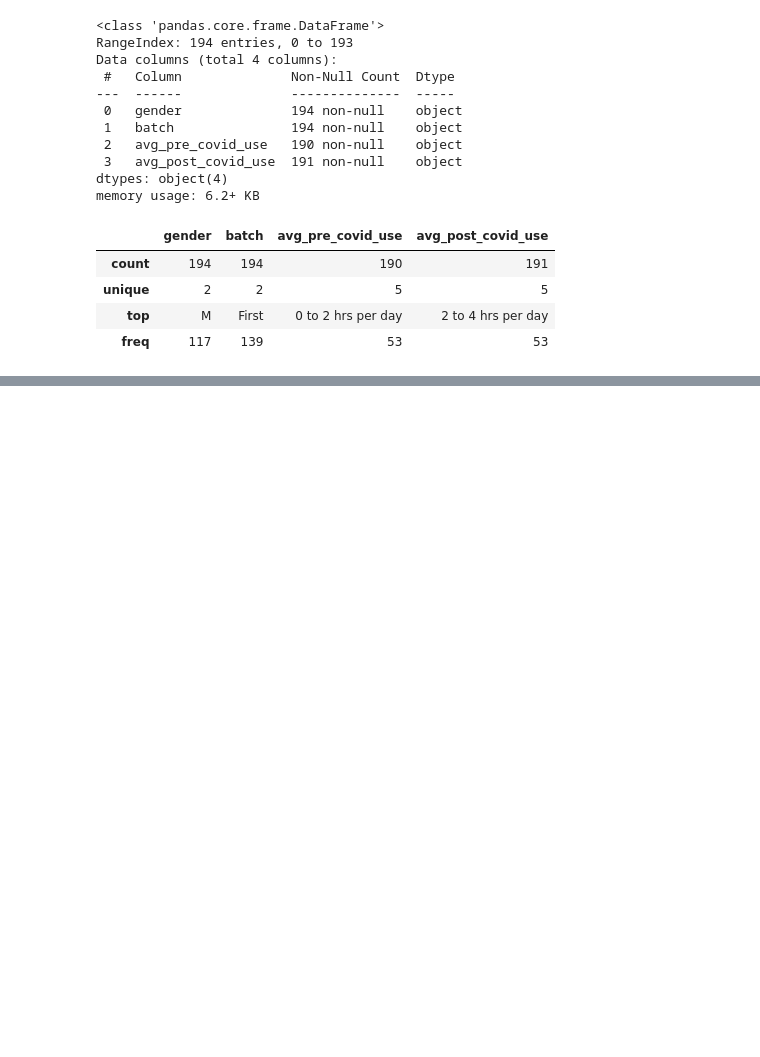
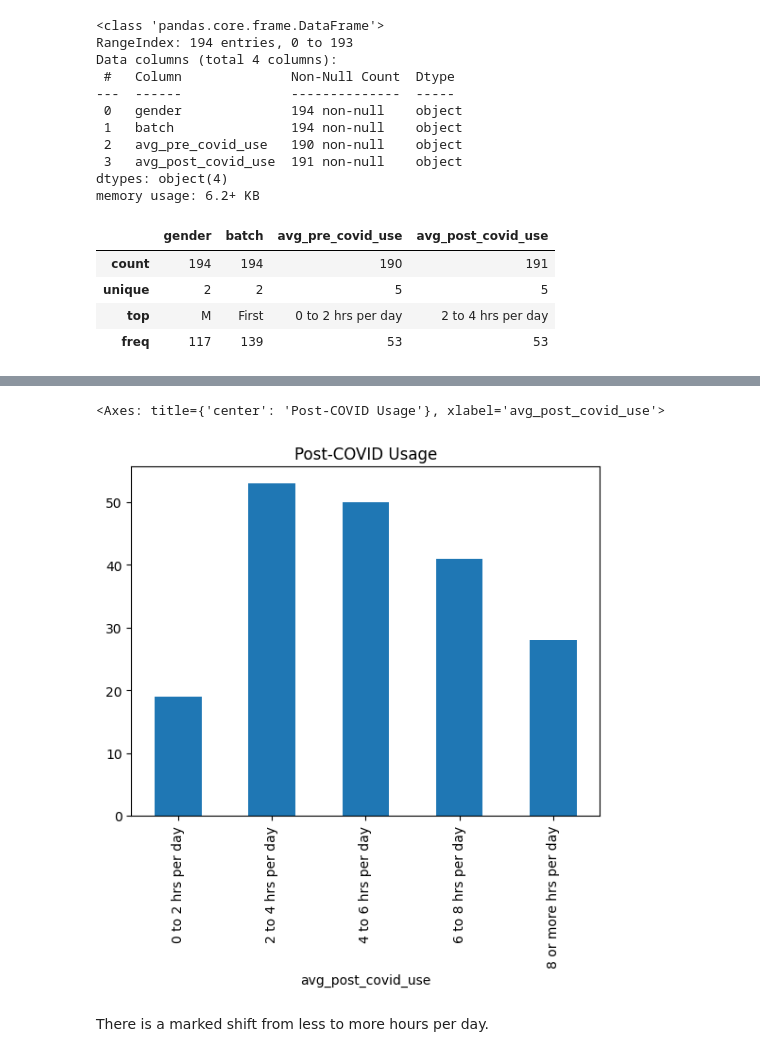
Before and after one commit to akankshazc/sts_iad, a Jupyter notebook: 5_covid.ipynb, the cells around one changed output, grey strips where cells are left out. Drawn from its saved outputs; the diff is of its cells as text; code cells hidden in the pictures; blank space fills up the shorter version.

```diff
--- a/5_covid.ipynb
+++ b/5_covid.ipynb
@@ -51,0 +65,3 @@ df.describe()
+# %%
+post_counts = df['avg_post_covid_use'].value_counts().sort_index()
+post_counts
@@ -51,0 +81,7 @@ df.describe()
+# %%
+post_counts.plot(kind='bar', title='Post-COVID Usage')
+# %% [output]
+<Axes: title={'center': 'Post-COVID Usage'}, xlabel='avg_post_covid_use'>
+[figure, added]
+# %% [markdown]
+There is a marked shift from less to more hours per day.
```
Also changed, not shown: parts of 4 cells of this notebook.
